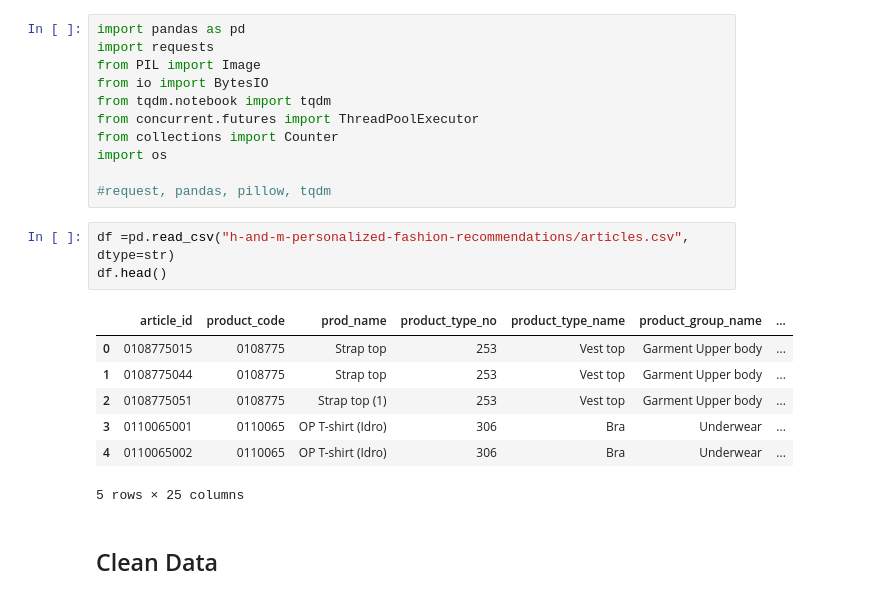
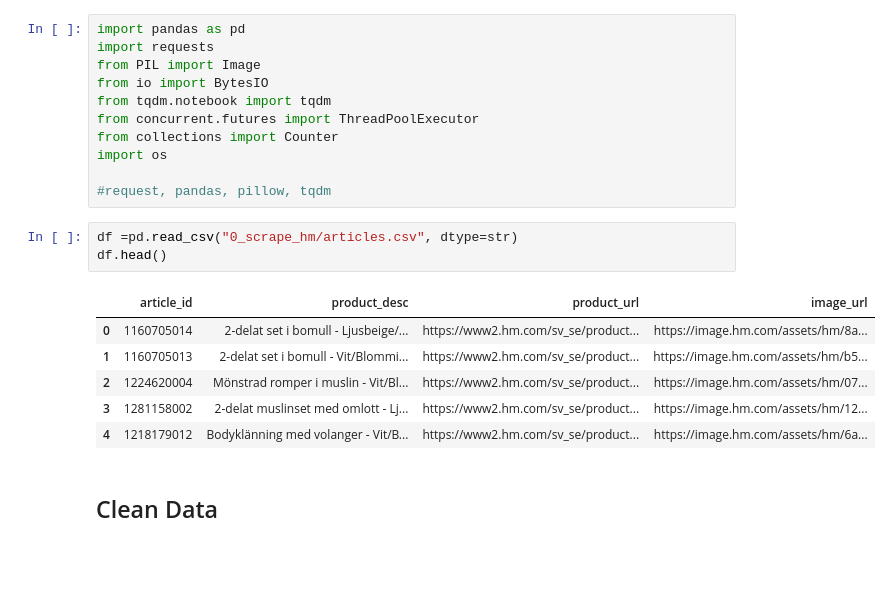
Before and after one commit to Fonz13/HM-search, a Jupyter notebook: preprocess/1_create_metadata.ipynb, the cells around one changed output. Drawn from its saved outputs; the diff is of its cells as text; blank space fills up the shorter version.

```diff
--- a/preprocess/1_create_metadata.ipynb
+++ b/preprocess/1_create_metadata.ipynb
@@ -10,15 +10,14 @@ import os
 
 #request, pandas, pillow, tqdm
 # %%
-df =pd.read_csv("h-and-m-personalized-fashion-recommendations/articles.csv", dtype=str)
+df =pd.read_csv("0_scrape_hm/articles.csv", dtype=str)
 df.head()
 # %% [output]
-|  | article_id | product_code | prod_name | product_type_no | product_type_name | product_group_name | ... |
-| 0 | 0108775015 | 0108775 | Strap top | 253 | Vest top | Garment Upper body | ... |
-| 1 | 0108775044 | 0108775 | Strap top | 253 | Vest top | Garment Upper body | ... |
-| 2 | 0108775051 | 0108775 | Strap top (1) | 253 | Vest top | Garment Upper body | ... |
-| 3 | 0110065001 | 0110065 | OP T-shirt (Idro) | 306 | Bra | Underwear | ... |
-| 4 | 0110065002 | 0110065 | OP T-shirt (Idro) | 306 | Bra | Underwear | ... |
+|  | article_id | product_desc | product_url | image_url |
+| 0 | 1160705014 | 2-delat set i bomull - Ljusbeige/... | https://www2.hm.com/sv_se/product... | https://image.hm.com/assets/hm/8a... |
+| 1 | 1160705013 | 2-delat set i bomull - Vit/Blommi... | https://www2.hm.com/sv_se/product... | https://image.hm.com/assets/hm/b5... |
+| 2 | 1224620004 | Mönstrad romper i muslin - Vit/Bl... | https://www2.hm.com/sv_se/product... | https://image.hm.com/assets/hm/07... |
+| 3 | 1281158002 | 2-delat muslinset med omlott - Lj... | https://www2.hm.com/sv_se/product... | https://image.hm.com/assets/hm/12... |
+| 4 | 1218179012 | Bodyklänning med volanger - Vit/B... | https://www2.hm.com/sv_se/product... | https://image.hm.com/assets/hm/6a... |
-5 rows × 25 columns
 # %% [markdown]
 ## Clean Data
```
Also changed, not shown: parts of 3 cells of this notebook, 9 other files.
